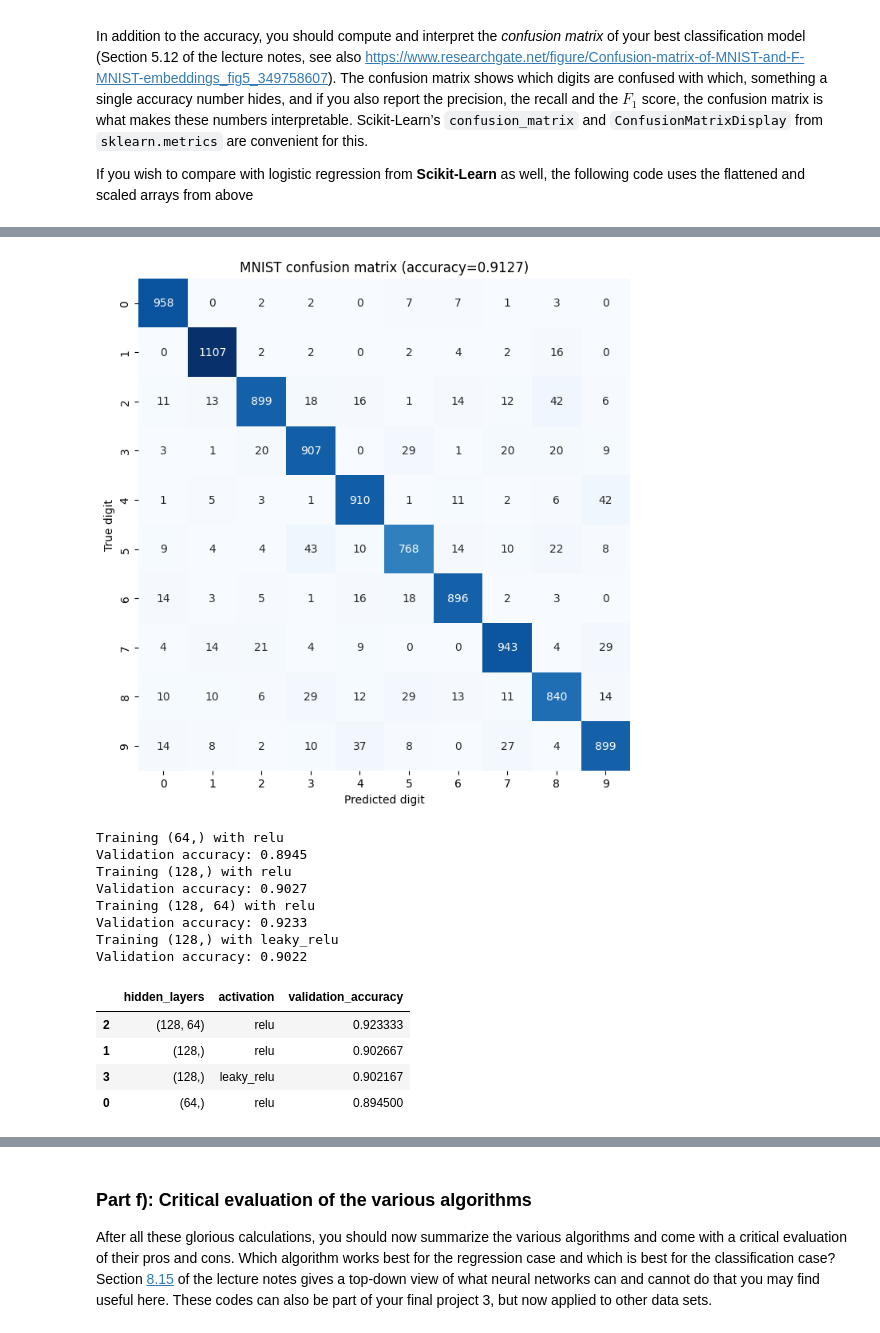
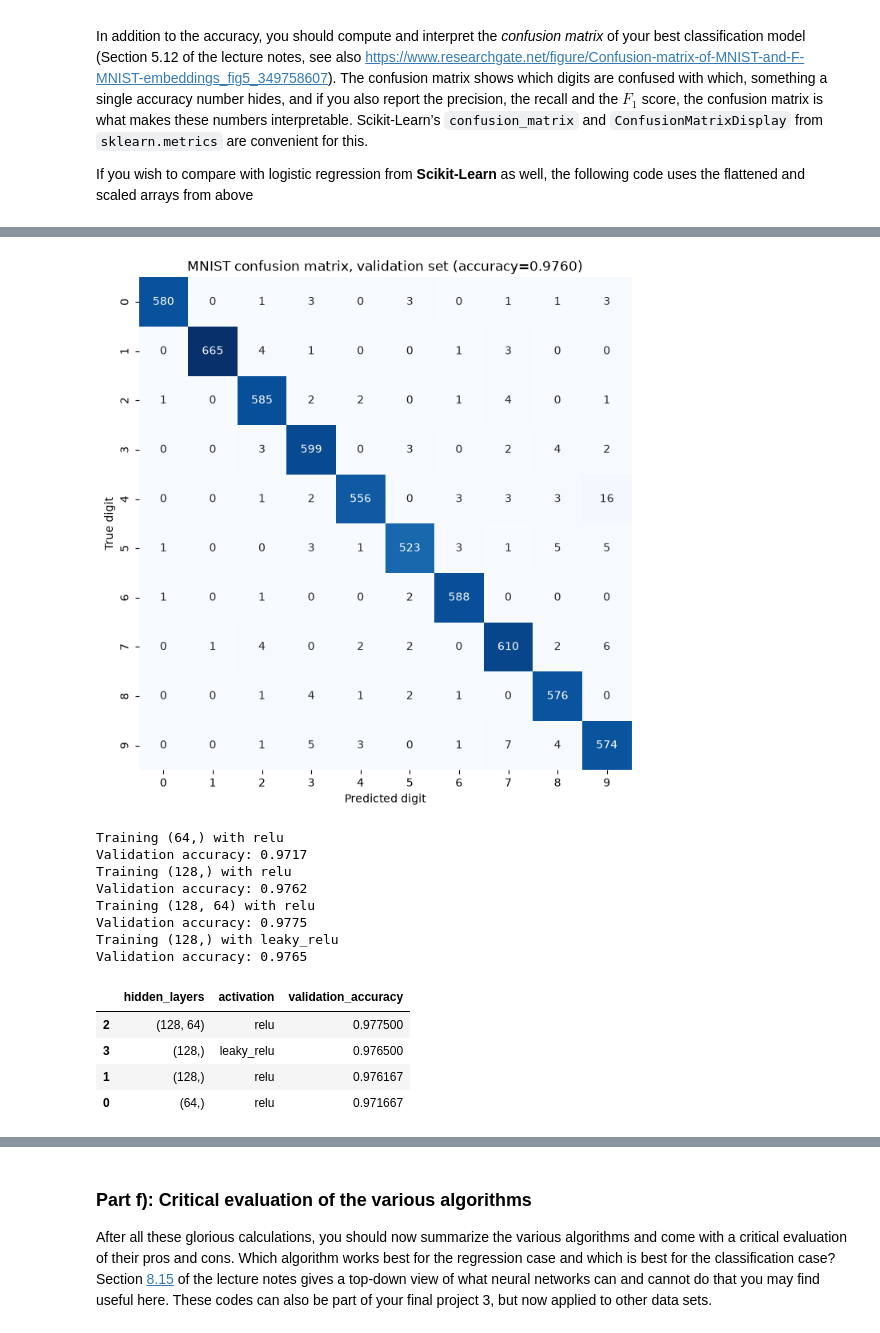
Before and after one commit to AmandaRaeJ16/FYS-STK4155-Project2, a Jupyter notebook: Code/Project2.ipynb, the cells around one changed output, grey strips where cells are left out. Drawn from its saved outputs; the diff is of its cells as text; code cells hidden in the pictures.

```diff
--- a/Code/Project2.ipynb
+++ b/Code/Project2.ipynb
@@ -1165,22 +1307,29 @@ from sklearn.metrics import (
     classification_report,
 )
 
-nn_predictions = mnist_net.predict(x_test)
+# ---------------------------------------------------------------------------
+# BUGFIX 7 - the test set was looked at before model selection
+#   OLD behaviour: mnist_net was evaluated on x_test here, before comparing the architectures
+#   (cells below). The test set must be used ONCE, at the very end, for the selected model only.
+#   NEW behaviour: here the network is evaluated on the VALIDATION set; the test evaluation
+#   (accuracy, report, confusion matrix) is done once, at the end of the "Choose best validation model" cell.
+# ---------------------------------------------------------------------------
+nn_val_predictions = mnist_net.predict(X_val)
 
-nn_accuracy = accuracy_score(
-    y_test,
-    nn_predictions,
+nn_val_accuracy = accuracy_score(
+    y_val,
+    nn_val_predictions,
 )
 
 print(
-    f"Neural-network test accuracy: "
-    f"{nn_accuracy:.4f}"
+    f"Neural-network validation accuracy: "
+    f"{nn_val_accuracy:.4f}"
 )
 
 print(
     classification_report(
-        y_test,
-        nn_predictions,
+        y_val,
+        nn_val_predictions,
         digits=4,
     )
 )
@@ -1234,32 +1384,33 @@ plt.show()
 # %%
-# Plot confusion matrix
+# Plot confusion matrix (VALIDATION set; the test confusion matrix is at the end of the model-selection cell)
+# BUGFIX 7 (cont.) - uses validation predictions instead of the test set.
 
 cm = confusion_matrix(
-    y_test,
-    nn_predictions,
+    y_val,
+    nn_val_predictions,
 )
 
 plt.figure(figsize=(9, 8))
 
 sns.heatmap(
     cm,
     annot=True,
     fmt="d",
     cmap="Blues",
     square=True,
     cbar=False,
 )
 
 plt.xlabel("Predicted digit")
 plt.ylabel("True digit")
 plt.title(
-    f"MNIST confusion matrix "
-    f"(accuracy={nn_accuracy:.4f})"
+    f"MNIST confusion matrix, validation set "
+    f"(accuracy={nn_val_accuracy:.4f})"
 )
 
 plt.show()
 # %% [output]
-[figure, old version]
+[figure, new version]
 # %%
 # Compare NNs
 
@@ -1288,7 +1439,7 @@ for hidden_layers, activation in architectures:
 
     model.fit(
         X_train,
-        y_train,
+        y_train_fit,
         X_val=X_val,
         y_val=y_val,
         optimizer="adam",
@@ -1341,18 +1492,18 @@ architecture_table = pd.DataFrame(
 display(architecture_table)
 # %% [output]
 Training (64,) with relu
-Validation accuracy: 0.8945
+Validation accuracy: 0.9717
 Training (128,) with relu
-Validation accuracy: 0.9027
+Validation accuracy: 0.9762
 Training (128, 64) with relu
-Validation accuracy: 0.9233
+Validation accuracy: 0.9775
 Training (128,) with leaky_relu
-Validation accuracy: 0.9022
+Validation accuracy: 0.9765
 |  | hidden_layers | activation | validation_accuracy |
-| 2 | (128, 64) | relu | 0.923333 |
-| 1 | (128,) | relu | 0.902667 |
-| 3 | (128,) | leaky_relu | 0.902167 |
-| 0 | (64,) | relu | 0.894500 |
+| 2 | (128, 64) | relu | 0.977500 |
+| 3 | (128,) | leaky_relu | 0.976500 |
+| 1 | (128,) | relu | 0.976167 |
+| 0 | (64,) | relu | 0.971667 |
 # %%
 # Choose best validation model
 
```
Also changed, not shown: parts of 26 cells of this notebook, 22 other files.
